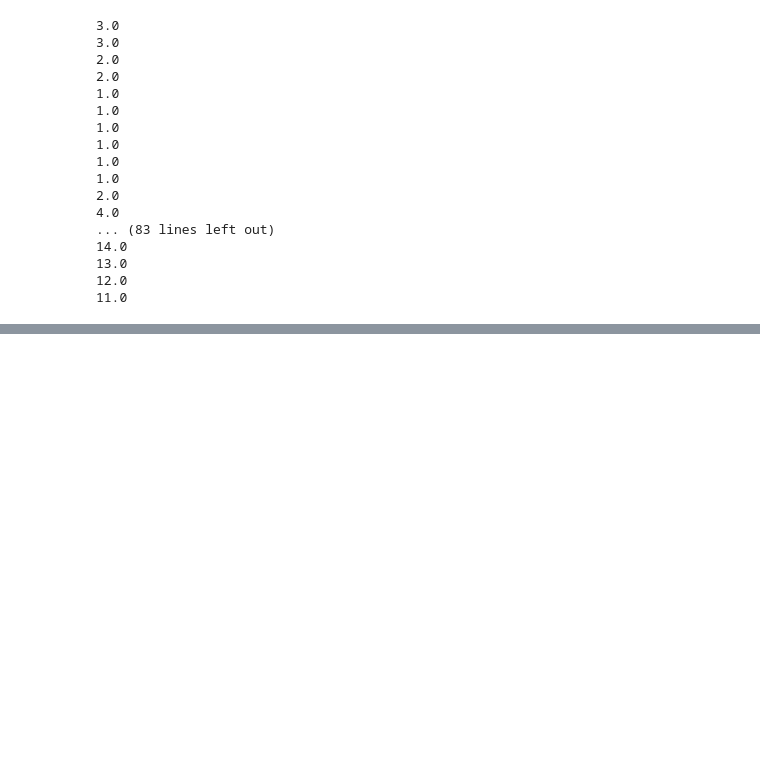
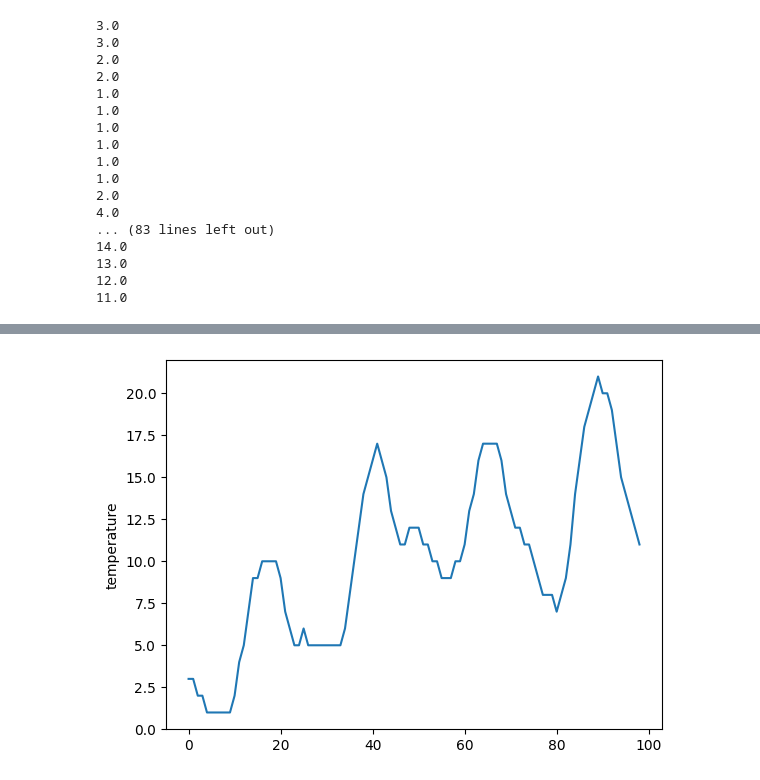
Before and after one commit to ekyuho/iot-class, a Jupyter notebook: reqeusts_weather_rss_graph.ipynb, the cells around one changed output, grey strips where cells are left out. Drawn from its saved outputs; the diff is of its cells as text; code cells hidden in the pictures; blank space fills up the shorter version.

```diff
--- a/reqeusts_weather_rss_graph.ipynb
+++ b/reqeusts_weather_rss_graph.ipynb
@@ -43,0 +45,6 @@ ax.plot(temp)
+# %%
+plt.plot(temp)
+plt.ylabel('temperature')
+plt.show()
+# %% [output]
+[figure, added]
```
Also changed, not shown: parts of 1 cell of this notebook.
